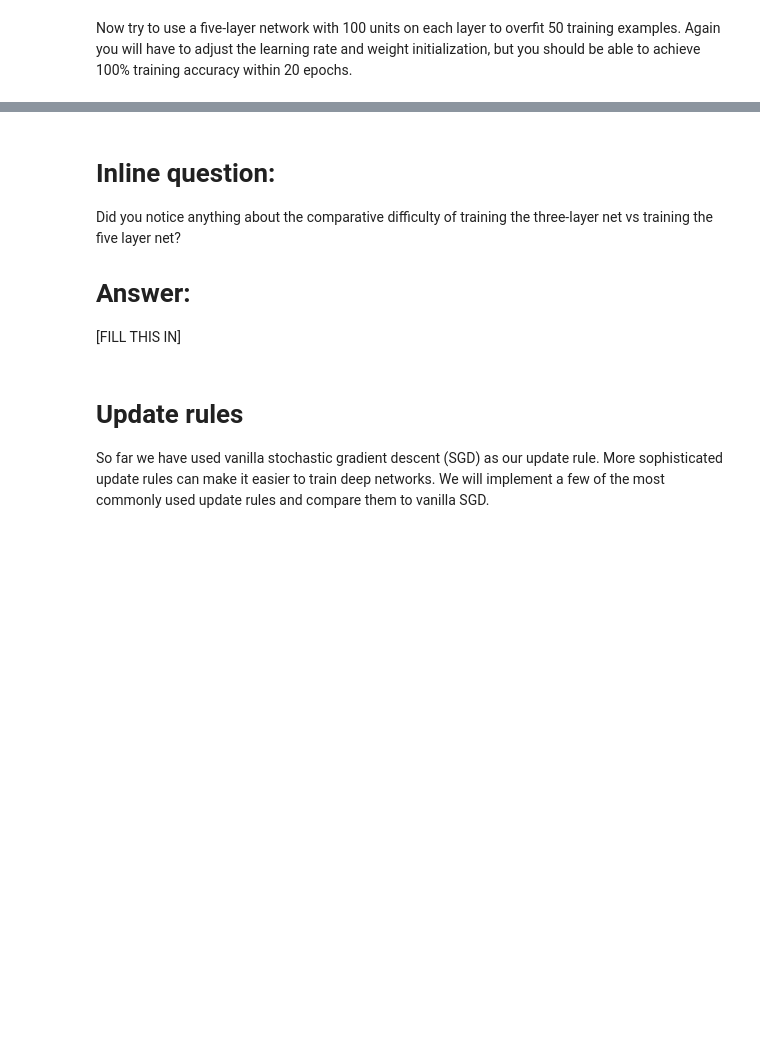
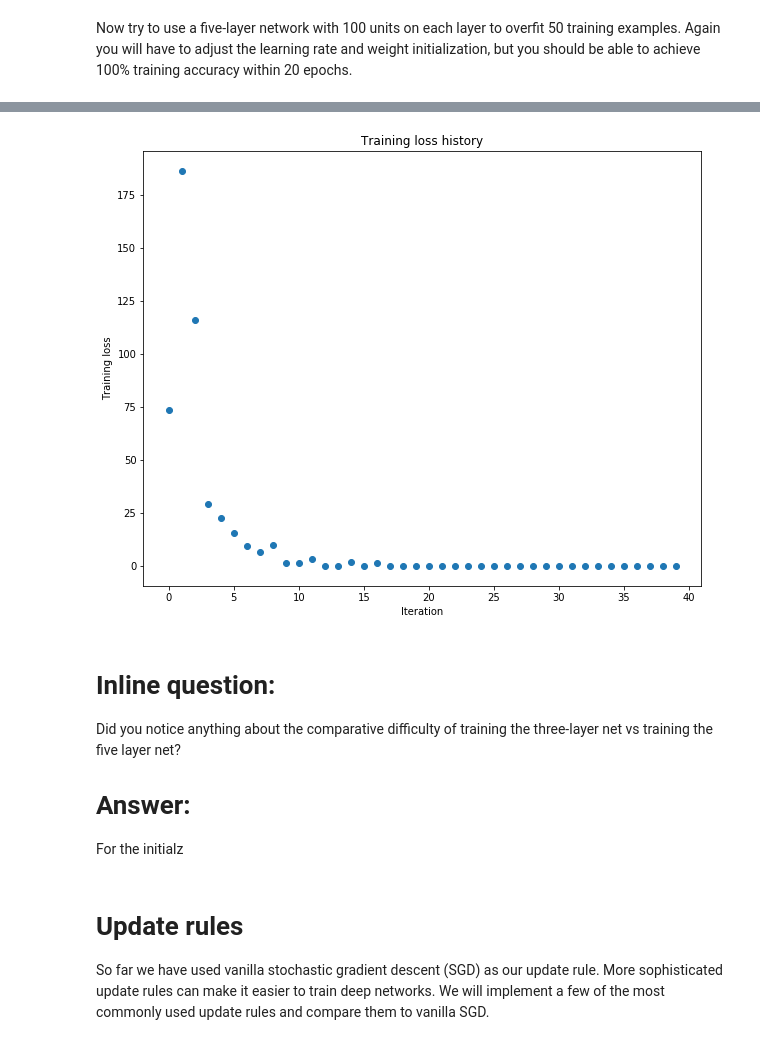
Before and after one commit to atekaya/stanford-cs231n, a Jupyter notebook: assignment2/FullyConnectedNets.ipynb, the cells around one changed output, grey strips where cells are left out. Drawn from its saved outputs; the diff is of its cells as text; code cells hidden in the pictures; blank space fills up the shorter version.

```diff
--- a/assignment2/FullyConnectedNets.ipynb
+++ b/assignment2/FullyConnectedNets.ipynb
@@ -411,7 +478,7 @@ small_data = {
 }
 
 learning_rate = 1e-3
-weight_scale = 1e-5
+weight_scale = 1e-1
 model = FullyConnectedNet([100, 100, 100, 100],
                 weight_scale=weight_scale, dtype=np.float64)
 solver = Solver(model, small_data,
@@ -428,3 +495,4 @@ plt.title('Training loss history')
 plt.xlabel('Iteration')
 plt.ylabel('Training loss')
 plt.show()
+# %% [output]
@@ -431,9 +516,10 @@ plt.show()
+[figure, added]
 # %% [markdown]
 # Inline question:
 Did you notice anything about the comparative difficulty of training the three-layer net vs training the five layer net?
 
 # Answer:
-[FILL THIS IN]
+For the initialz
 # %% [markdown]
 # Update rules
 So far we have used vanilla stochastic gradient descent (SGD) as our update rule. More sophisticated update rules can make it easier to train deep networks. We will implement a few of the most commonly used update rules and compare them to vanilla SGD.
```
Also changed, not shown: parts of 9 cells of this notebook, 1 other file.
